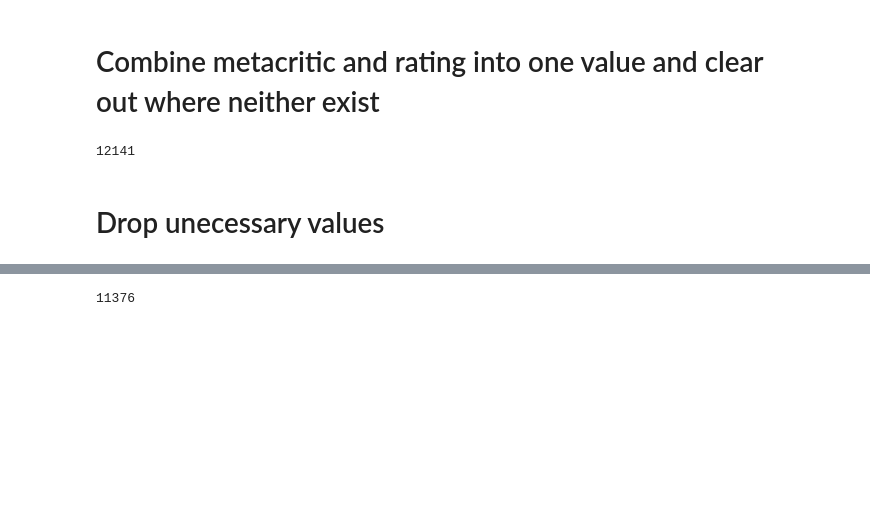
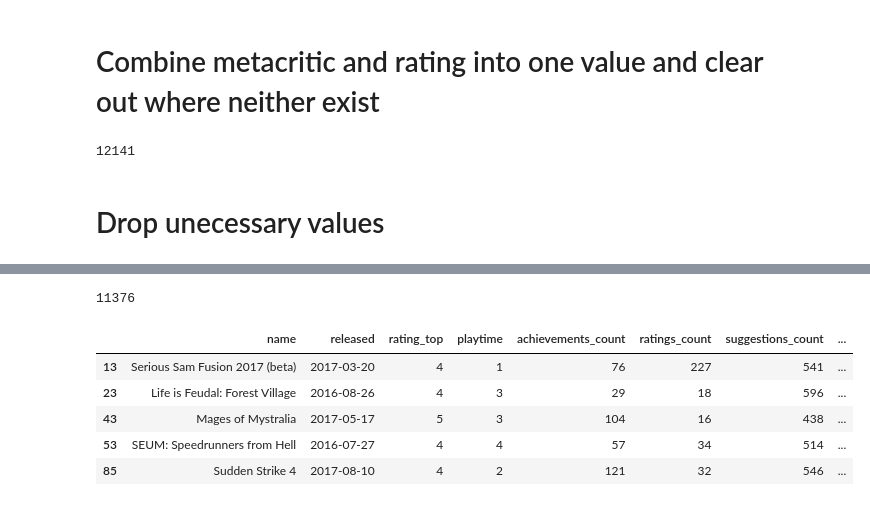
Before and after one commit to Mr-Stark01/ITSDPROJ, a Jupyter notebook: nb.ipynb, the cells around one changed output, grey strips where cells are left out. Saved outputs shown, nothing was run; the diff lists cells and outputs as text; code cells hidden in the pictures; blank space fills up the shorter version.

```diff
--- a/nb.ipynb
+++ b/nb.ipynb
@@ -120,5 +149,12 @@ avg_rating              0.0
 dtype: float64
-# %%
-len(df_cleaned)
-# %% [output]
-11376
+# %%
+print(len(df_cleaned))
+df_cleaned.head(5)
+# %% [output]
+11376
+|  | name | released | rating_top | playtime | achievements_count | ratings_count | suggestions_count | ... |
+| 13 | Serious Sam Fusion 2017 (beta) | 2017-03-20 | 4 | 1 | 76 | 227 | 541 | ... |
+| 23 | Life is Feudal: Forest Village | 2016-08-26 | 4 | 3 | 29 | 18 | 596 | ... |
+| 43 | Mages of Mystralia | 2017-05-17 | 5 | 3 | 104 | 16 | 438 | ... |
+| 53 | SEUM: Speedrunners from Hell | 2016-07-27 | 4 | 4 | 57 | 34 | 514 | ... |
+| 85 | Sudden Strike 4 | 2017-08-10 | 4 | 2 | 121 | 32 | 546 | ... |
```
Also changed, not shown: parts of 22 cells of this notebook.
